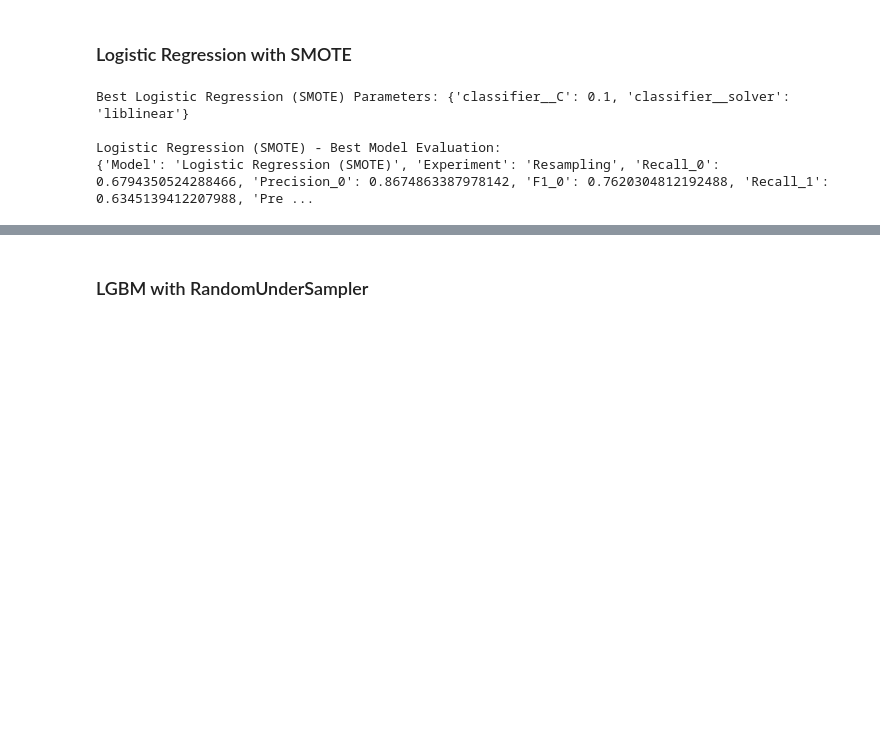
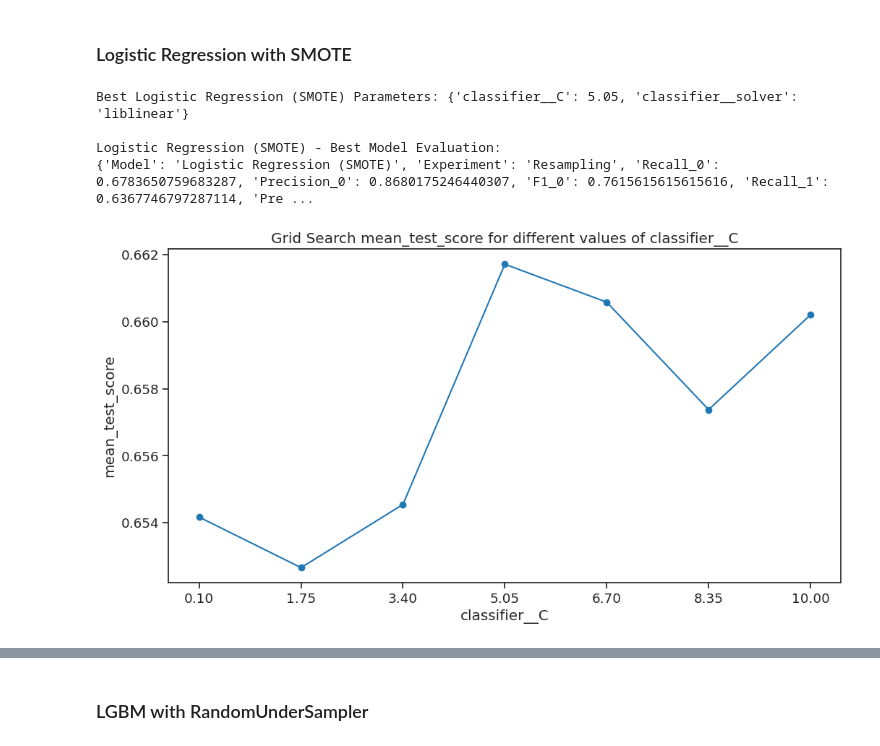
Before and after one commit to micah-shull/Machine_Learning_Pipelines, a Jupyter notebook: pipelines_16_ensemble_042_class_1_recall.ipynb, the cells around one changed output, grey strips where cells are left out. Saved outputs shown, nothing was run; the diff lists cells and outputs as text; code cells hidden in the pictures; blank space fills up the shorter version.

```diff
--- a/pipelines_16_ensemble_042_class_1_recall.ipynb
+++ b/pipelines_16_ensemble_042_class_1_recall.ipynb
@@ -441,7 +360,7 @@ from imblearn.over_sampling import SMOTE
 
 # Define the hyperparameter grid
 param_grid_lr_smote = {
-    'classifier__C': [0.1, 1, 10],
+    'classifier__C': np.linspace(0.1, 10, 7),
     'classifier__solver': ['liblinear']
 }
 
@@ -474,7 +393,22 @@ with open('/content/best_params_lr_smote.json', 'w') as f:
 with open('/content/evaluation_results_lr_smote.json', 'w') as f:
     json.dump(evaluation_results_lr_smote, f, indent=4)
 # %% [output]
-Best Logistic Regression (SMOTE) Parameters: {'classifier__C': 0.1, 'classifier__solver': 'liblinear'}
+Best Logistic Regression (SMOTE) Parameters: {'classifier__C': 5.05, 'classifier__solver': 'liblinear'}
 
 Logistic Regression (SMOTE) - Best Model Evaluation:
-{'Model': 'Logistic Regression (SMOTE)', 'Experiment': 'Resampling', 'Recall_0': 0.6794350524288466, 'Precision_0': 0.8674863387978142, 'F1_0': 0.7620304812192488, 'Recall_1': 0.6345139412207988, 'Pre ...
+{'Model': 'Logistic Regression (SMOTE)', 'Experiment': 'Resampling', 'Recall_0': 0.6783650759683287, 'Precision_0': 0.8680175246440307, 'F1_0': 0.7615615615615616, 'Recall_1': 0.6367746797287114, 'Pre ...
+# %%
+import matplotlib.pyplot as plt
+import seaborn as sns
+import pandas as pd
+
+# Extract the results from GridSearchCV
+results_smote = grid_lr_smote.cv_results_
+
+# Create a DataFrame with the results
+results_df_smote = pd.DataFrame(results_smote)
+
+# Plot
+plot_simple_line_chart_grid_search(results_df_smote, 'classifier__C', score='mean_test_score')
+# %% [output]
+[figure, added]
```
Also changed, not shown: parts of 14 cells of this notebook.
